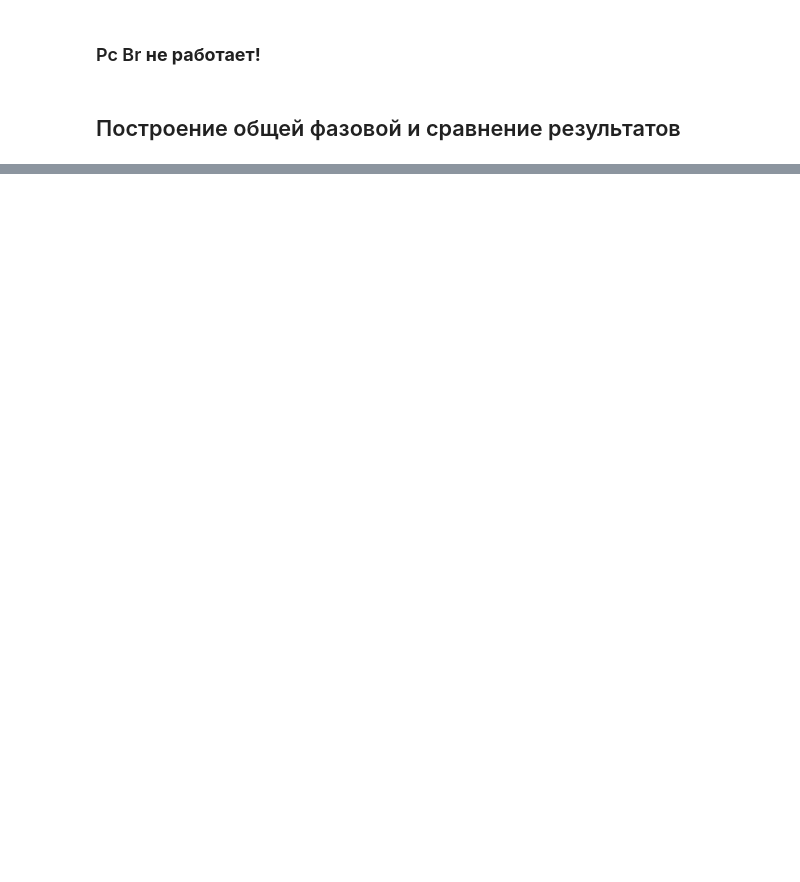
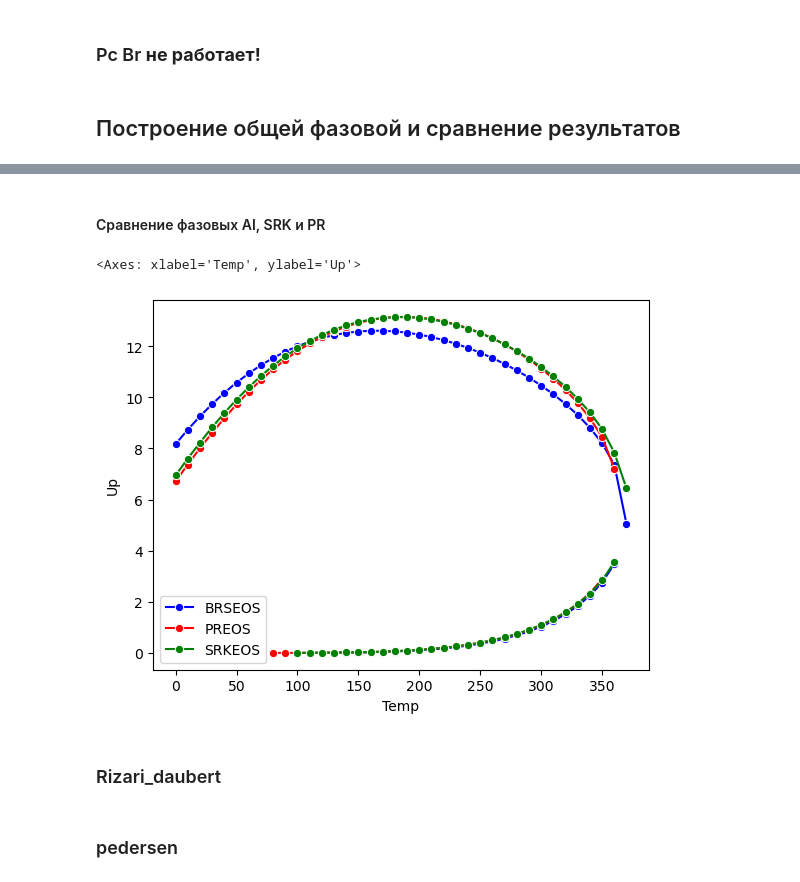
Before and after one commit to SidorenkoDD/BlackBoxFluid, a Jupyter notebook: code/notebook diss.ipynb, the cells around one changed output, grey strips where cells are left out. Drawn from its saved outputs; the diff is of its cells as text; code cells hidden in the pictures; blank space fills up the shorter version.

Commit message:
добавлено несколько флюидов, построено сравнение фазовых

```diff
--- a/code/notebook diss.ipynb
+++ b/code/notebook diss.ipynb
@@ -263,0 +254,3 @@ Text(0, 0.5, 'Pressure, MPa')
+# %%
+phase_env_pr = PhaseDiagram(base_comp, p_max=20, t_min=0, t_max=550, t_step=10)
+phase_env_pr.calc_phase_diagram('PREOS')
@@ -263,0 +275,2 @@ Text(0, 0.5, 'Pressure, MPa')
+# %%
+phase_env_pr_data = phase_env_pr.get_phase_diagram_data()
@@ -263,0 +279,3 @@ Text(0, 0.5, 'Pressure, MPa')
+# %%
+phase_env_srk = PhaseDiagram(base_comp, p_max=20, t_min=0, t_max=550, t_step=10)
+phase_env_srk.calc_phase_diagram('SRKEOS')
@@ -263,0 +300,4 @@ Text(0, 0.5, 'Pressure, MPa')
+# %%
+phase_env_srk_data = phase_env_srk.get_phase_diagram_data()
+# %% [markdown]
+#### Сравнение фазовых AI, SRK и PR
@@ -263,0 +306,12 @@ Text(0, 0.5, 'Pressure, MPa')
+# %%
+sns.lineplot(marker='o',data = phase_env_ai_data, x= phase_env_ai_data['Temp'], y= phase_env_ai_data['Up'], color = 'blue', label = 'BRSEOS')
+sns.lineplot(marker='o',data = phase_env_ai_data, x= phase_env_ai_data['Temp'], y= phase_env_ai_data['Low'], color = 'blue')
+sns.lineplot(marker='o',data = phase_env_pr_data, x= phase_env_pr_data['Temp'], y= phase_env_pr_data['Up'], color = 'red', label = 'PREOS')
+sns.lineplot(marker='o',data = phase_env_pr_data, x= phase_env_pr_data['Temp'], y= phase_env_pr_data['Low'], color = 'red')
+sns.lineplot(marker='o',data = phase_env_srk_data, x= phase_env_srk_data['Temp'], y= phase_env_srk_data['Up'], color = 'green', label = 'SRKEOS')
+sns.lineplot(marker='o',data = phase_env_srk_data, x= phase_env_srk_data['Temp'], y= phase_env_srk_data['Low'], color = 'green')
+# %% [output]
+<Axes: xlabel='Temp', ylabel='Up'>
+[figure, added]
+# %% [markdown]
+### Rizari_daubert
@@ -263,0 +330,2 @@ Text(0, 0.5, 'Pressure, MPa')
+# %% [markdown]
+### pedersen
```
Also changed, not shown: parts of 60 cells of this notebook, 6 other files.
